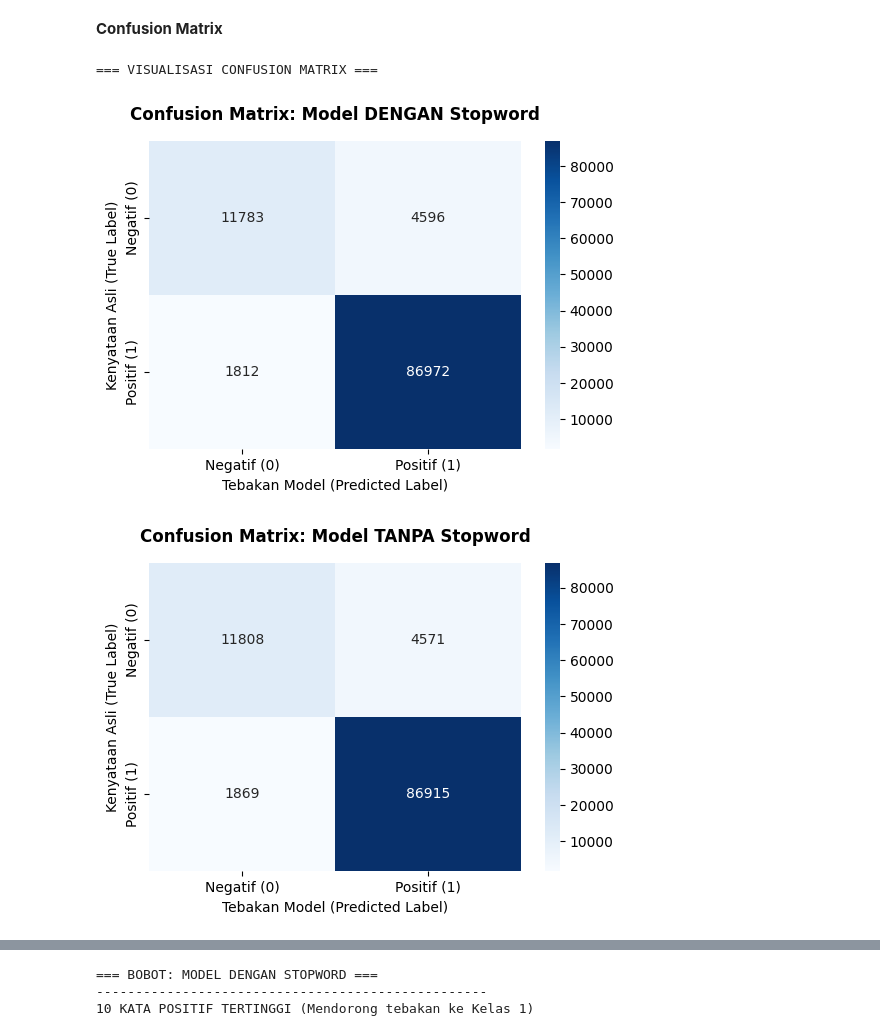
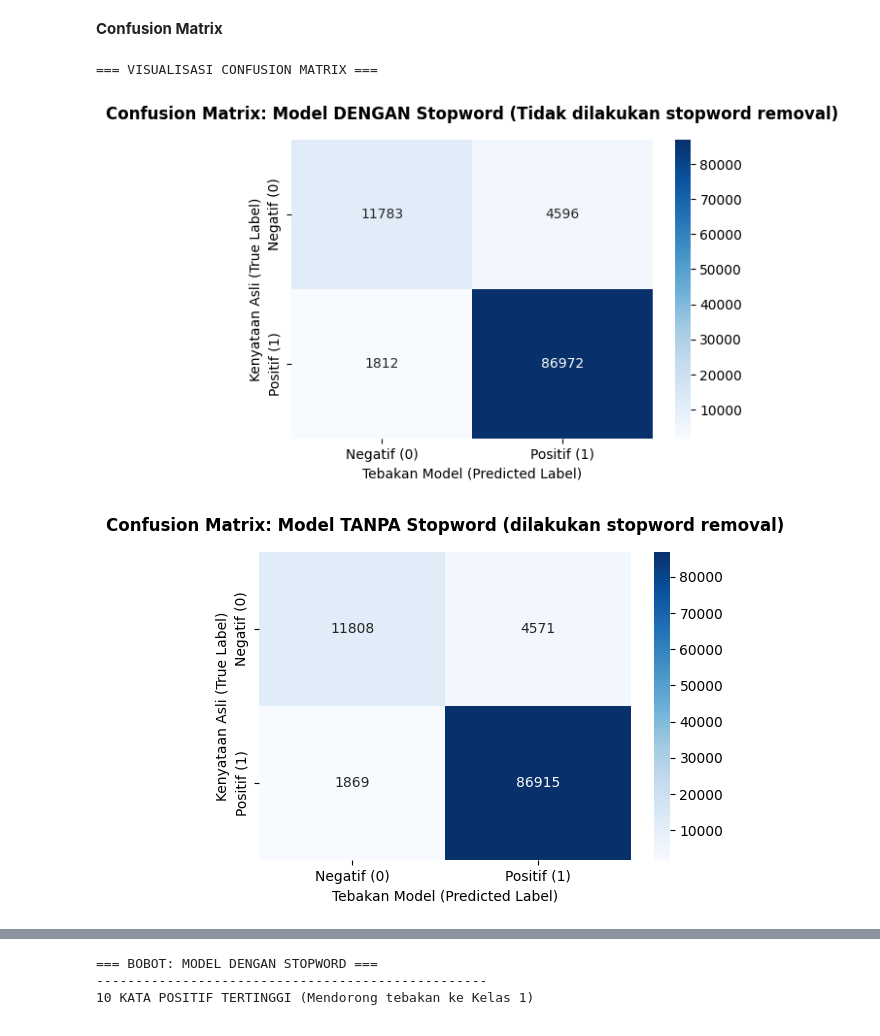
Before and after one commit to Yogiarta714/amazon-sentiment-analyzer, a Jupyter notebook: sentiment-analyzer.ipynb, the cells around one changed output, grey strips where cells are left out. Saved outputs shown, nothing was run; the diff lists cells and outputs as text; code cells hidden in the pictures.

```diff
--- a/sentiment-analyzer.ipynb
+++ b/sentiment-analyzer.ipynb
@@ -347,13 +347,13 @@ bought several vitality canned dog food products found good quality product look
 from sklearn.linear_model import LogisticRegression
 
 # Inisialisasi dua model yang identik
-model_with = LogisticRegression(max_iter=1000)
-model_without = LogisticRegression(max_iter=1000)
+model1_with = LogisticRegression(max_iter=1000, random_state=42)
+model1_without = LogisticRegression(max_iter=1000, random_state=42)
 
 # Training
-model_with.fit(X_train_with_stopwords, y_train)
+model1_with.fit(X_train_with_stopwords, y_train)
 
-model_without.fit(X_train_without_stopwords, y_train)
+model1_without.fit(X_train_without_stopwords, y_train)
 
 print("\nTraining model selesai")
 # %% [output]
@@ -366,25 +366,25 @@ from sklearn.metrics import accuracy_score, classification_report
 print("=== HASIL UJI & METRIK EVALUASI ===\n")
 
 # --- 1. UJI MODEL DENGAN STOPWORD ---
-prediksi_with = model_with.predict(X_test_with_stopwords)
-akurasi_with = accuracy_score(y_test, prediksi_with)
+prediksi1_with = model1_with.predict(X_test_with_stopwords)
+akurasi_with = accuracy_score(y_test, prediksi1_with)
 
 print("==================================================")
 print(f"AKURASI MODEL DENGAN STOPWORD : {akurasi_with * 100:.2f}%")
 print("==================================================")
 print("Detail Metrik (Dengan Stopword):")
-print(classification_report(y_test, prediksi_with, target_names=['Negatif (0)', 'Positif (1)']))
+print(classification_report(y_test, prediksi1_with, target_names=['Negatif (0)', 'Positif (1)']))
 
 
 # --- 2. UJI MODEL TANPA STOPWORD ---
-prediksi_without = model_without.predict(X_test_without_stopwords)
-akurasi_without = accuracy_score(y_test, prediksi_without)
+prediksi1_without = model1_without.predict(X_test_without_stopwords)
+akurasi_without = accuracy_score(y_test, prediksi1_without)
 
 print("\n==================================================")
 print(f"AKURASI MODEL TANPA STOPWORD  : {akurasi_without * 100:.2f}%")
 print("==================================================")
 print("Detail Metrik (Tanpa Stopword):")
-print(classification_report(y_test, prediksi_without, target_names=['Negatif (0)', 'Positif (1)']))
+print(classification_report(y_test, prediksi1_without, target_names=['Negatif (0)', 'Positif (1)']))
 # %% [output]
 === HASIL UJI & METRIK EVALUASI ===
 
@@ -408,30 +408,30 @@ weighted avg       0.94      0.94      0.94    105163
 # %%
 from sklearn.metrics import confusion_matrix
 
 def plot_confusion_matrix(y_true, y_pred, title):
     # Membuat matriks konfusi
     cm = confusion_matrix(y_true, y_pred)
 
     # Membuat visualisasi heatmap
     plt.figure(figsize=(6, 4))
     sns.heatmap(cm, annot=True, fmt='d', cmap='Blues',
                 xticklabels=['Negatif (0)', 'Positif (1)'],
                 yticklabels=['Negatif (0)', 'Positif (1)'])
 
     # Menambahkan label
     plt.title(title, pad=15, fontweight='bold')
     plt.xlabel('Tebakan Model (Predicted Label)')
     plt.ylabel('Kenyataan Asli (True Label)')
     plt.show()
 
 print("=== VISUALISASI CONFUSION MATRIX ===\n")
 
 # 1. Menampilkan Matriks untuk Model DENGAN Stopword
-plot_confusion_matrix(y_test, prediksi_with, "Confusion Matrix: Model DENGAN Stopword")
+plot_confusion_matrix(y_test, prediksi1_with, "Confusion Matrix: Model DENGAN Stopword (Tidak dilakukan stopword removal)")
 
 # 2. Menampilkan Matriks untuk Model TANPA Stopword
-plot_confusion_matrix(y_test, prediksi_without, "Confusion Matrix: Model TANPA Stopword")
+plot_confusion_matrix(y_test, prediksi1_without, "Confusion Matrix: Model TANPA Stopword (dilakukan stopword removal)")
 # %% [output]
 === VISUALISASI CONFUSION MATRIX ===
-[figure, old version]
+[figure, new version]
-[figure, old version]
+[figure, new version]
```
Also changed, not shown: parts of 43 cells of this notebook, 3 other files.
